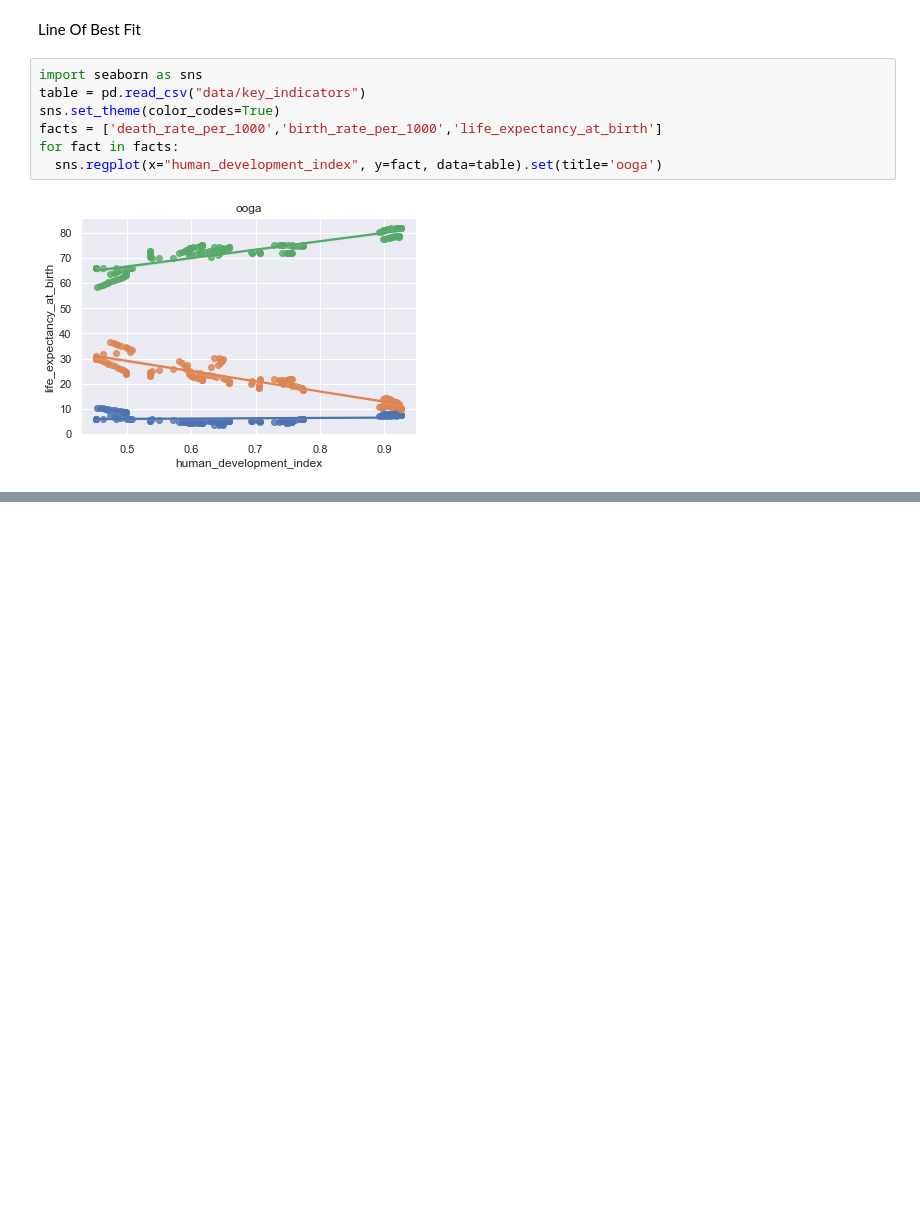
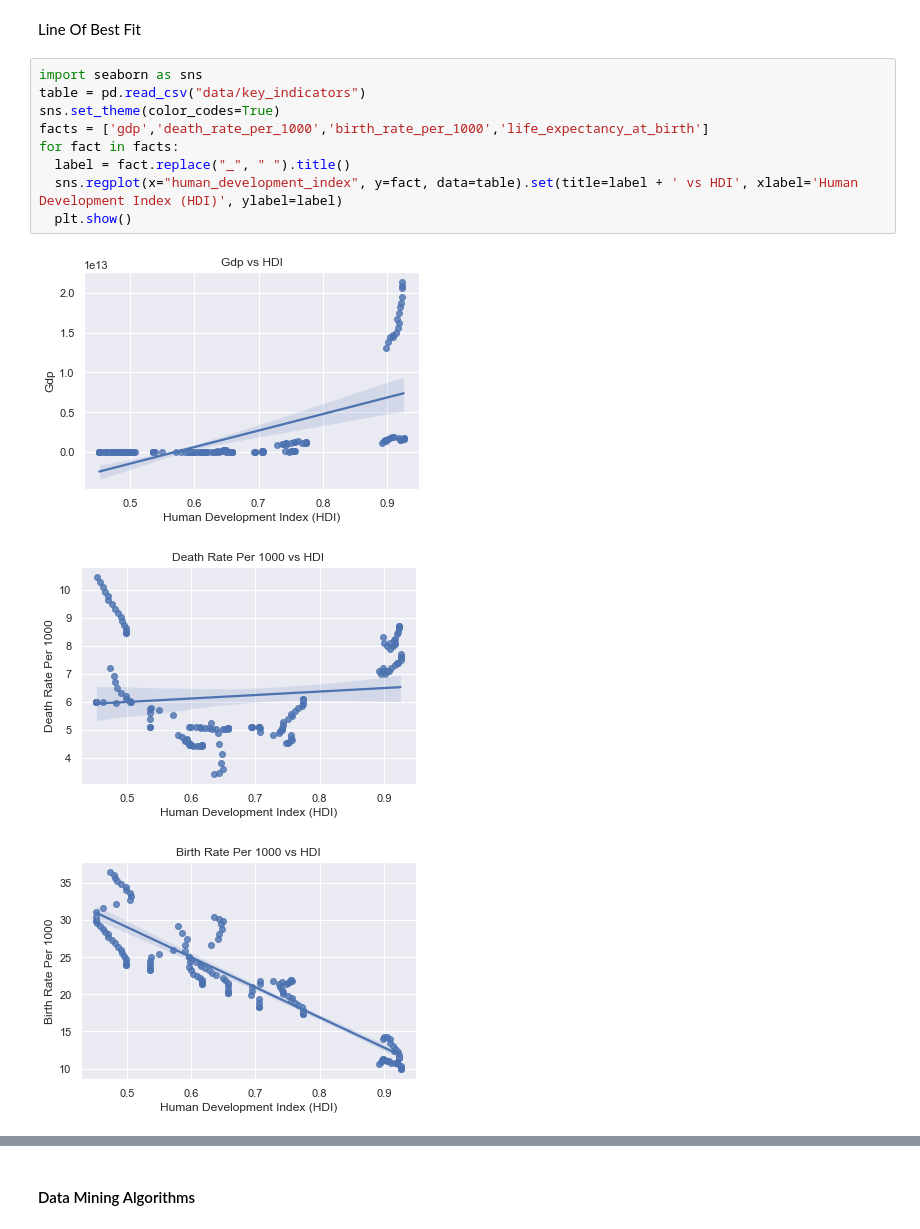
Before and after one commit to chrisvenczel/DataScience_DataMining, a Jupyter notebook: WorkBook.ipynb, the cells around one changed output, grey strips where cells are left out. Cells and saved outputs as stored; diff of their text form; blank space fills up the shorter version.

```diff
--- a/WorkBook.ipynb
+++ b/WorkBook.ipynb
@@ -323,9 +323,13 @@ Line Of Best Fit
 # %%
 import seaborn as sns
 table = pd.read_csv("data/key_indicators")
 sns.set_theme(color_codes=True)
-facts = ['death_rate_per_1000','birth_rate_per_1000','life_expectancy_at_birth']
+facts = ['gdp','death_rate_per_1000','birth_rate_per_1000','life_expectancy_at_birth']
 for fact in facts:
-  sns.regplot(x="human_development_index", y=fact, data=table).set(title='ooga')
+  label = fact.replace("_", " ").title()
+  sns.regplot(x="human_development_index", y=fact, data=table).set(title=label + ' vs HDI', xlabel='Human Development Index (HDI)', ylabel=label)
+  plt.show()
 # %% [output]
-[figure, old version]
+[figure, new version]
+[figure, added]
+[figure, added]
@@ -331,0 +337,2 @@ for fact in facts:
+# %% [markdown]
+#### Data Mining Algorithms
```
Also changed, not shown: parts of 2 cells of this notebook.
